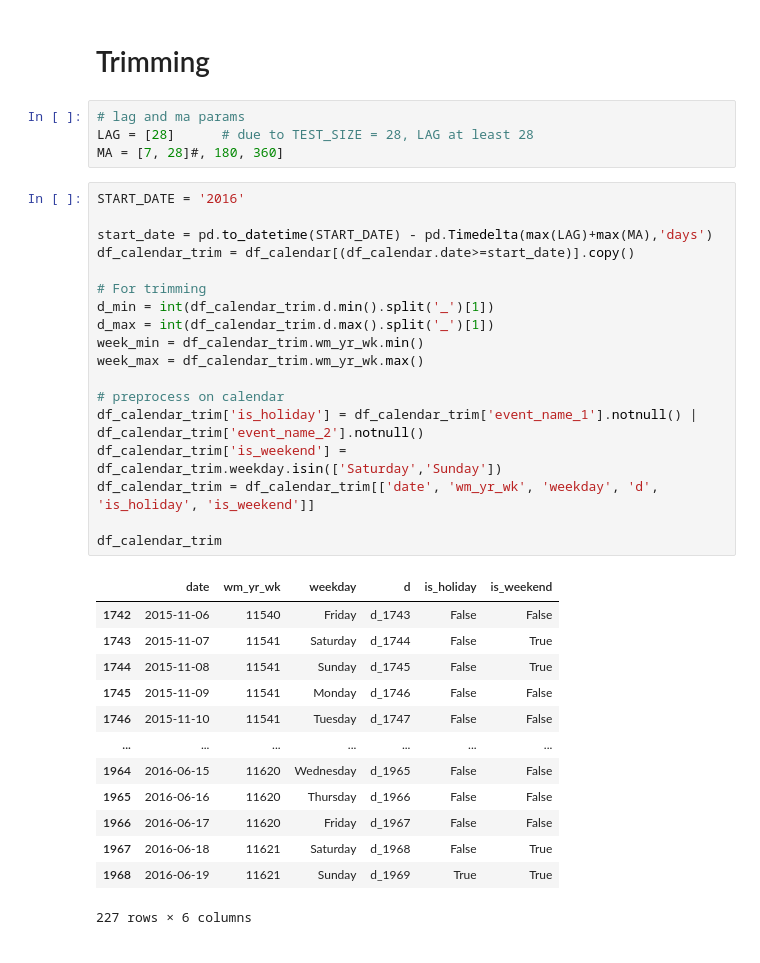
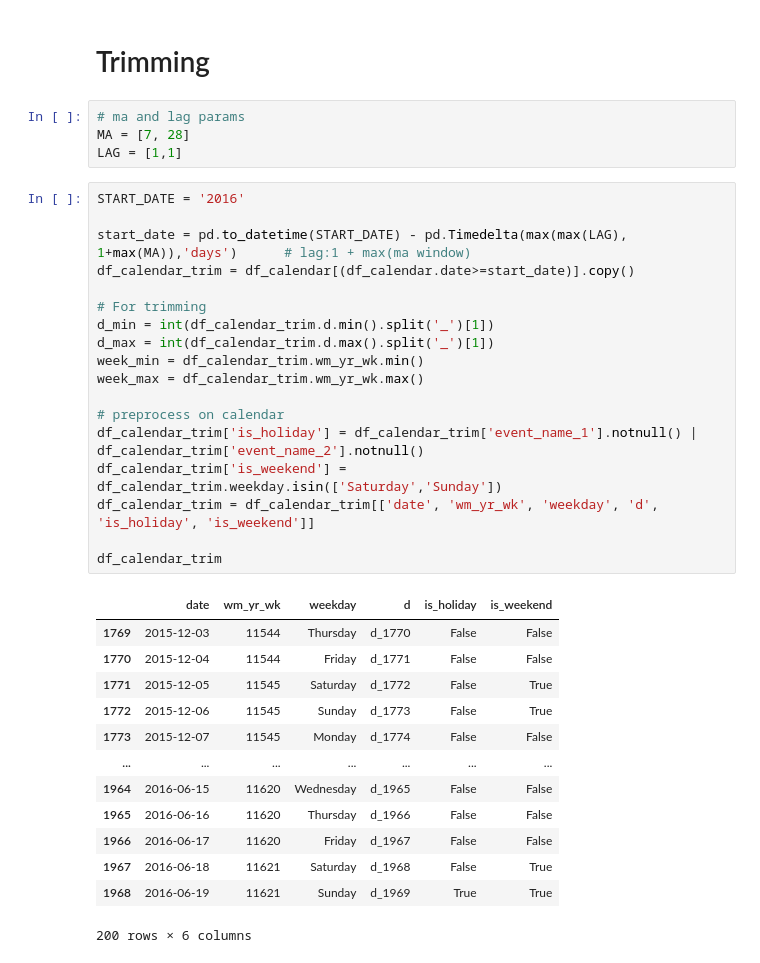
Before and after one commit to raymondlam19/m5_kedro_mlflow, a Jupyter notebook: notebooks/1_fetch_preprocess.ipynb, the cells around one changed output. Saved outputs shown, nothing was run; the diff lists cells and outputs as text.

```diff
--- a/notebooks/1_fetch_preprocess.ipynb
+++ b/notebooks/1_fetch_preprocess.ipynb
@@ -25,42 +26,42 @@ for d in range(max_d+1, max_d+1+TEST_SIZE):
     df_sales[col] = np.nan
 # %% [markdown]
 # Trimming
-# %%
-# lag and ma params
-LAG = [28]      # due to TEST_SIZE = 28, LAG at least 28
-MA = [7, 28]#, 180, 360]
+# %%
+# ma and lag params
+MA = [7, 28]
+LAG = [1,1]
 # %%
 START_DATE = '2016'
 
-start_date = pd.to_datetime(START_DATE) - pd.Timedelta(max(LAG)+max(MA),'days')
+start_date = pd.to_datetime(START_DATE) - pd.Timedelta(max(max(LAG), 1+max(MA)),'days')      # lag:1 + max(ma window)
 df_calendar_trim = df_calendar[(df_calendar.date>=start_date)].copy()
 
 # For trimming
 d_min = int(df_calendar_trim.d.min().split('_')[1])
 d_max = int(df_calendar_trim.d.max().split('_')[1])
 week_min = df_calendar_trim.wm_yr_wk.min()
 week_max = df_calendar_trim.wm_yr_wk.max()
 
 # preprocess on calendar
 df_calendar_trim['is_holiday'] = df_calendar_trim['event_name_1'].notnull() | df_calendar_trim['event_name_2'].notnull()
 df_calendar_trim['is_weekend'] = df_calendar_trim.weekday.isin(['Saturday','Sunday'])
 df_calendar_trim = df_calendar_trim[['date', 'wm_yr_wk', 'weekday', 'd', 'is_holiday', 'is_weekend']]
 
 df_calendar_trim
 # %% [output]
 |  | date | wm_yr_wk | weekday | d | is_holiday | is_weekend |
-| 1742 | 2015-11-06 | 11540 | Friday | d_1743 | False | False |
-| 1743 | 2015-11-07 | 11541 | Saturday | d_1744 | False | True |
-| 1744 | 2015-11-08 | 11541 | Sunday | d_1745 | False | True |
-| 1745 | 2015-11-09 | 11541 | Monday | d_1746 | False | False |
-| 1746 | 2015-11-10 | 11541 | Tuesday | d_1747 | False | False |
+| 1769 | 2015-12-03 | 11544 | Thursday | d_1770 | False | False |
+| 1770 | 2015-12-04 | 11544 | Friday | d_1771 | False | False |
+| 1771 | 2015-12-05 | 11545 | Saturday | d_1772 | False | True |
+| 1772 | 2015-12-06 | 11545 | Sunday | d_1773 | False | True |
+| 1773 | 2015-12-07 | 11545 | Monday | d_1774 | False | False |
 | ... | ... | ... | ... | ... | ... | ... |
 | 1964 | 2016-06-15 | 11620 | Wednesday | d_1965 | False | False |
 | 1965 | 2016-06-16 | 11620 | Thursday | d_1966 | False | False |
 | 1966 | 2016-06-17 | 11620 | Friday | d_1967 | False | False |
 | 1967 | 2016-06-18 | 11621 | Saturday | d_1968 | False | True |
 | 1968 | 2016-06-19 | 11621 | Sunday | d_1969 | True | True |
-227 rows × 6 columns
+200 rows × 6 columns
 # %%
 df_sales_trim = df_sales[[col for col in key_cols if col != 'date'] + [f"d_{n}" for n in range(d_min, d_max+1)]]
 df_sales_trim
```
Also changed, not shown: parts of 16 cells of this notebook, 1 other file.
